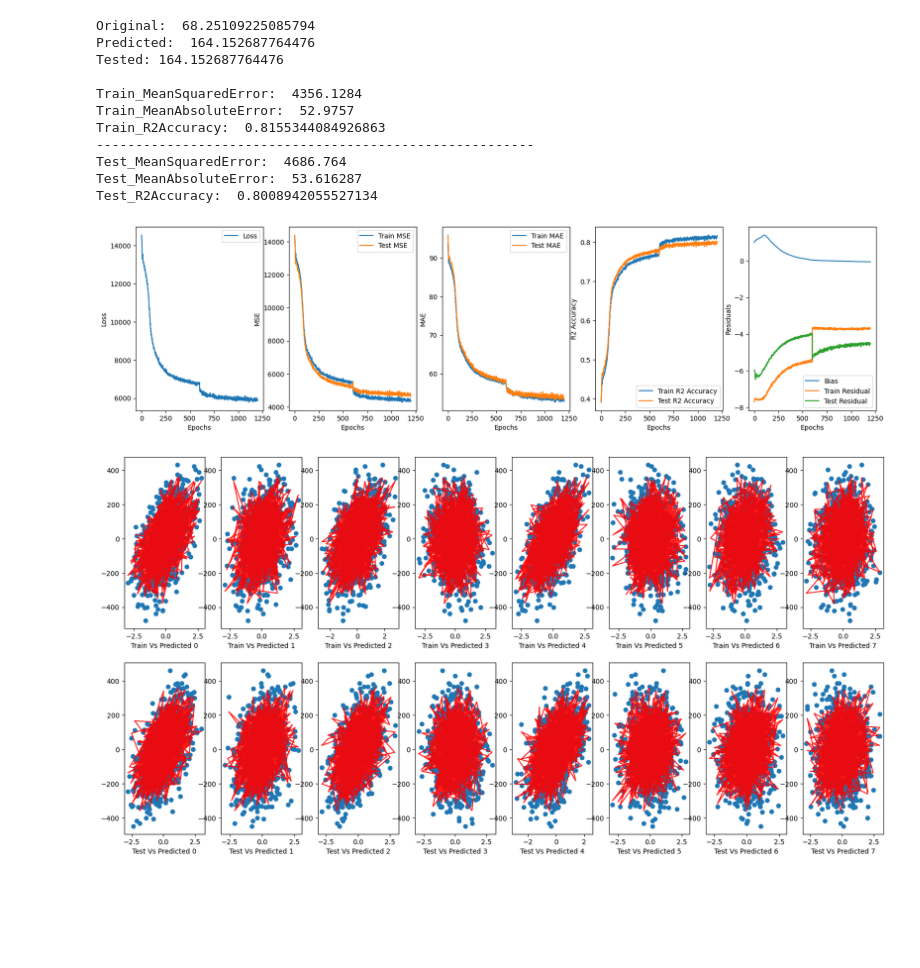
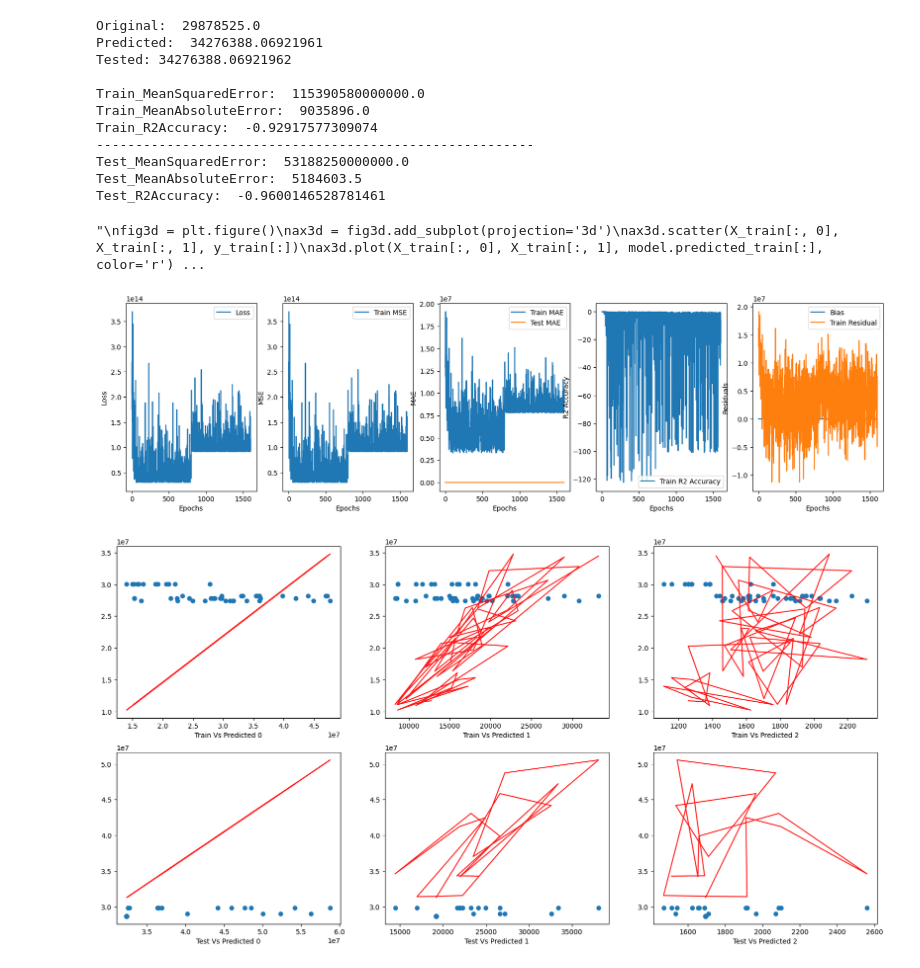
Before and after one commit to cecinuga/MarketAI, a Jupyter notebook: Models/OrderAiTensorflow.ipynb, the cells around one changed output. Saved outputs shown, nothing was run; the diff lists cells and outputs as text; code cells hidden in the pictures; blank space fills up the shorter version.

```diff
--- a/Models/OrderAiTensorflow.ipynb
+++ b/Models/OrderAiTensorflow.ipynb
@@ -52,21 +56,22 @@ class Layer(tf.Module):
 # %%
 
 
-def write_stats(samples, features, loss, epochs, lr, batch_size, cross_k, r2, mse_train, mse_test, mae_train, mae_test, residual_train, residual_test):
+def write_stats(samples, features, loss, epochs, lr, batch_size, cross_k, r2, mse_train, mae_train, residual_train):
     with open('../data/stats.csv', 'a') as f:
-        newrow = [samples, features, loss, epochs, lr, batch_size, cross_k, r2, mse_train, mse_test, mae_train, mae_test, residual_train, residual_test]
+        newrow = [samples, features, loss, epochs, lr, batch_size, cross_k, r2, mse_train, mae_train, residual_train]
         writer = csv.writer(f)
         writer.writerow(newrow)
 
 def fill_dataset(dataframe: DataFrame):
     for column in dataframe:
-        dataframe[column] = dataframe[column].fillna(dataframe[column].mean())
+        if dataframe[column].dtype != 'object':
+            dataframe[column] = dataframe[column].fillna(dataframe[column].mean())
     return dataframe
 
 def normalize_dataset(X):
     return tf.keras.utils.normalize(X)
 
-def remove_outliers(X, threshold=3):
+def remove_outliers(X, threshold=7):
     z = np.abs(stats.zscore(X))
     return X[(z<threshold).all(axis=1)][:, 0:-1], X[(z<threshold).all(axis=1)][: ,-1]
 
@@ -82,24 +87,28 @@ def make_dataset(X_data,y_data,k):
     return tf.data.Dataset.from_generator(gen, (tf.double,tf.double,tf.double,tf.double,tf.double,tf.double))
 # %%
 california = fetch_california_housing()
+clima_train = pd.read_csv('../data/datasets/DailyDelhiClimateTrain.csv')
+clima_test = pd.read_csv('../data/datasets/DailyDelhiClimateTest.csv')
+elettricity = pd.read_csv('../data/datasets//PRICE_AND_DEMAND.csv')
 stock = pd.read_csv('../data/datasets/yahoo_stock.csv')
 air = pd.read_csv('../data/datasets/AirQualityUCI.csv')
+month = pd.read_csv('../data/datasets/Month_Value_1.csv')
 housing_train = pd.read_csv("../data/datasets/boston_train.csv")
 housing_test = pd.read_csv("../data/datasets/boston_test.csv")
 housing = pd.concat([housing_train, housing_test])
 total_columns=["A", "B", "C", "D", "E", "F", "G", "H", "I", "J", "K", "L", "M", "N", "O", "P", "Q", "R", "S", "T", "U", "V", "W", "X", "Y", "Z"]
 os.environ['TF_CPP_MIN_LOG_LEVEL'] = '3'
 k = 2
-epochs = 600
+epochs = 800
 lr = 0.01
 batch_size = 200
 
 #X_train_b, X_test_b, y_train_b, y_test_b = train_test_split(housing.data, housing.target, test_size=0.98, random_state=2)
-XR, yR = make_regression(n_samples=2000, n_features=8, n_informative=5, noise=50, random_state=4)
+XR, yR = make_regression(n_samples=1000, n_features=2, n_informative=5, noise=50, random_state=5)
 X_train2, X_test2, y_train2, y_test2 = train_test_split(XR, yR, test_size=0.20, random_state=2)
 columns = ["{0}".format(total_columns[i]) for i in range(XR.shape[1]+1)]
 dataframe = pd.DataFrame(np.concatenate([XR, np.reshape(yR, [-1, 1])], axis=1), columns=columns)
-#dataframe = pd.DataFrame(housing)
-
+dataframe = pd.DataFrame(month)
+#dataframe.drop(["REGION", "PERIODTYPE"], inplace=True, axis=1)
 dataframe.head()
 # %% [output]
@@ -112,11 +121,16 @@ dataframe.head()
 # %%
-Y = dataframe['I']
-#S = dataframe['Date']
-X = dataframe.drop(['I'], axis=1)
+dataframe = fill_dataset(dataframe)
+Y = dataframe['The_average_annual_payroll_of_the_region']
+S = dataframe['Period']
+X = dataframe.drop(['Period', 'The_average_annual_payroll_of_the_region'], axis=1)
 
+#X = dataframe.drop("C", axis=1)
+#Y = dataframe["C"]
+dataframe.drop('Period', inplace=True, axis=1 )
 data = make_dataset(X, Y.values.reshape(Y.shape[0], 1), k)
 vif_data = pd.DataFrame()
 vif_data["features"] = dataframe.columns
 vif_data["VIF"] = [variance_inflation_factor(dataframe.values, i) for i in range(len(dataframe.columns))]
 print(vif_data)
+dataframe.drop(['The_average_annual_payroll_of_the_region'], inplace=True, axis=1)
 # %% [output]
@@ -366,20 +343,20 @@ ax[0].set_xlabel('Epochs')
 ax[0].legend()
 
 ax[1].plot([e for e in range(epochs*kk+1)], model.mse_train_error_history, label="Train MSE")
-ax[1].plot([e for e in range(epochs*kk+1)], model.mse_test_error_history, label="Test MSE")
+#ax[1].plot([e for e in range(epochs*kk+1)], model.mse_test_error_history, label="Test MSE")
 ax[1].set_ylabel('MSE')
 ax[1].set_xlabel('Epochs')
 ax[1].legend()
 
 ax[4].plot([e for e in range(epochs*kk+1)], model.bias_history, label="Bias")
 ax[4].plot([e for e in range(epochs*kk+1)], model.residual_tr, label="Train Residual")
-ax[4].plot([e for e in range(epochs*kk+1)], model.residual_tt, label="Test Residual")
+#ax[4].plot([e for e in range(epochs*kk+1)], model.residual_tt, label="Test Residual")
 ax[4].set_ylabel('Residuals')
 ax[4].set_xlabel('Epochs')
 ax[4].legend()
 
 ax[3].plot([e for e in range(epochs*kk+1)], model.r2_accuracy_tr, label="Train R2 Accuracy")
-ax[3].plot([e for e in range(epochs*kk+1)], model.r2_accuracy_tt, label="Test R2 Accuracy")
+#ax[3].plot([e for e in range(epochs*kk+1)], model.r2_accuracy_tt, label="Test R2 Accuracy")
 ax[3].set_ylabel('R2 Accuracy')
 ax[3].set_xlabel('Epochs')
 ax[3].legend()
@@ -398,42 +375,44 @@ for i in range(X_train.shape[1]):
         #ax2[0].set_ylim([-300, 300])
         #ax2[0].set_xlim(-3,3)
         ax2[0].set_xlabel("Train Vs Predicted {0}".format(i))
 
         ax2[1].scatter(X_test[:], y_test[:], cmap='viridis')
         ax2[1].plot(X_test[:], model.predicted_test[:], color='r', zorder = 10, alpha = 0.9)
         #ax2[1].set_ylim([-200, 200])
         #ax2[1].set_xlim(-3,3)
         ax2[1].set_xlabel("Test Vs Predicted {0}".format(i))
 
     else:
         ax2[0, i].scatter(X_train[:, i], y_train[:], cmap='viridis')
         ax2[0, i].plot(X_train[:, i], model.predicted_train[:], color='r', zorder = 10, alpha = 0.9)
         #ax2[0, i].set_ylim([-300, 300])
         #ax2[0, i].set_xlim(-3,3)
         ax2[0, i].set_xlabel("Train Vs Predicted {0}".format(i))
 
         ax2[1, i].scatter(X_test[:, i], y_test[:], cmap='viridis')
         ax2[1, i].plot(X_test[:, i], model.predicted_test[:], color='r', zorder = 10, alpha = 0.9)
         #ax2[1, i].set_ylim([-200, 200])
         #ax2[1, i].set_xlim(-3,3)
         ax2[1, i].set_xlabel("Test Vs Predicted {0}".format(i))
-
+"""
 fig3d = plt.figure()
 ax3d = fig3d.add_subplot(projection='3d')
 ax3d.scatter(X_train[:, 0], X_train[:, 1], y_train[:])
 ax3d.plot(X_train[:, 0], X_train[:, 1], model.predicted_train[:], color='r')
 plt.show()
+"""
 # %% [output]
-Original:  68.25109225085794
-Predicted:  164.152687764476
-Tested: 164.152687764476
+Original:  29878525.0
+Predicted:  34276388.06921961
+Tested: 34276388.06921962
 
-Train_MeanSquaredError:  4356.1284
-Train_MeanAbsoluteError:  52.9757
-Train_R2Accuracy:  0.8155344084926863
+Train_MeanSquaredError:  115390580000000.0
+Train_MeanAbsoluteError:  9035896.0
+Train_R2Accuracy:  -0.92917577309074
 --------------------------------------------------------
-Test_MeanSquaredError:  4686.764
-Test_MeanAbsoluteError:  53.616287
-Test_R2Accuracy:  0.8008942055527134
+Test_MeanSquaredError:  53188250000000.0
+Test_MeanAbsoluteError:  5184603.5
+Test_R2Accuracy:  -0.9600146528781461
+"\nfig3d = plt.figure()\nax3d = fig3d.add_subplot(projection='3d')\nax3d.scatter(X_train[:, 0], X_train[:, 1], y_train[:])\nax3d.plot(X_train[:, 0], X_train[:, 1], model.predicted_train[:], color='r') ...
-[figure, old version]
+[figure, new version]
-[figure, old version]
+[figure, new version]
```
Also changed, not shown: parts of 7 cells of this notebook, 7 other files.
